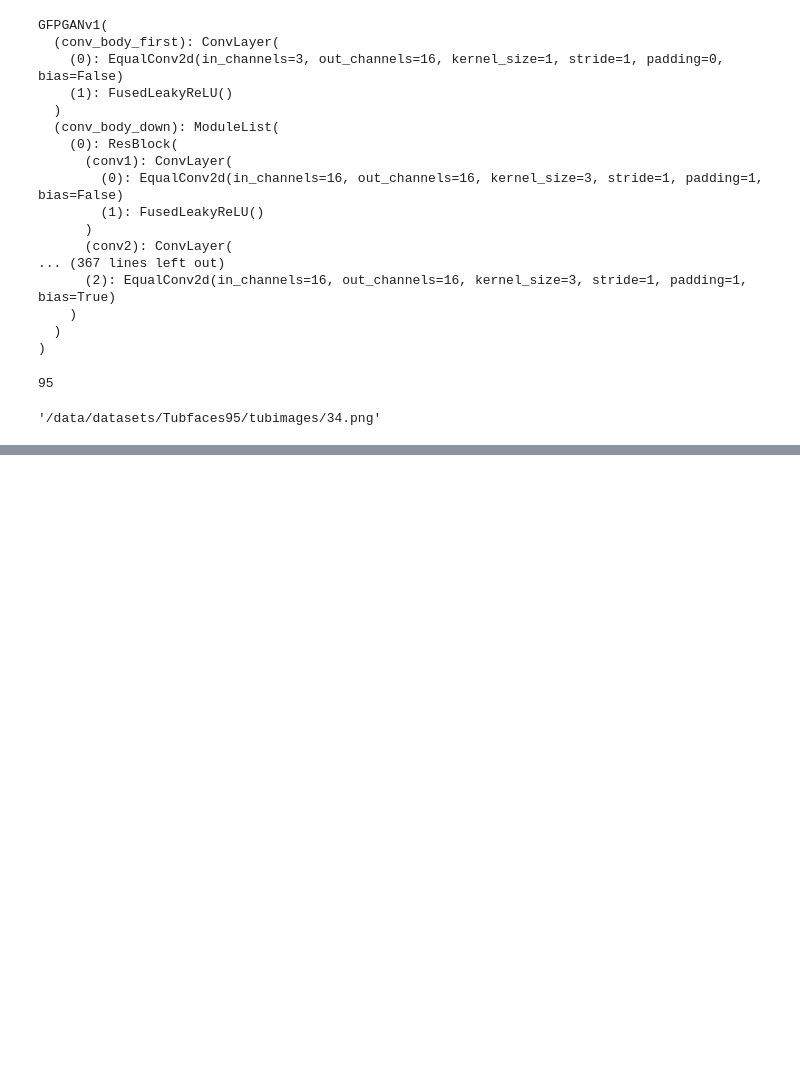
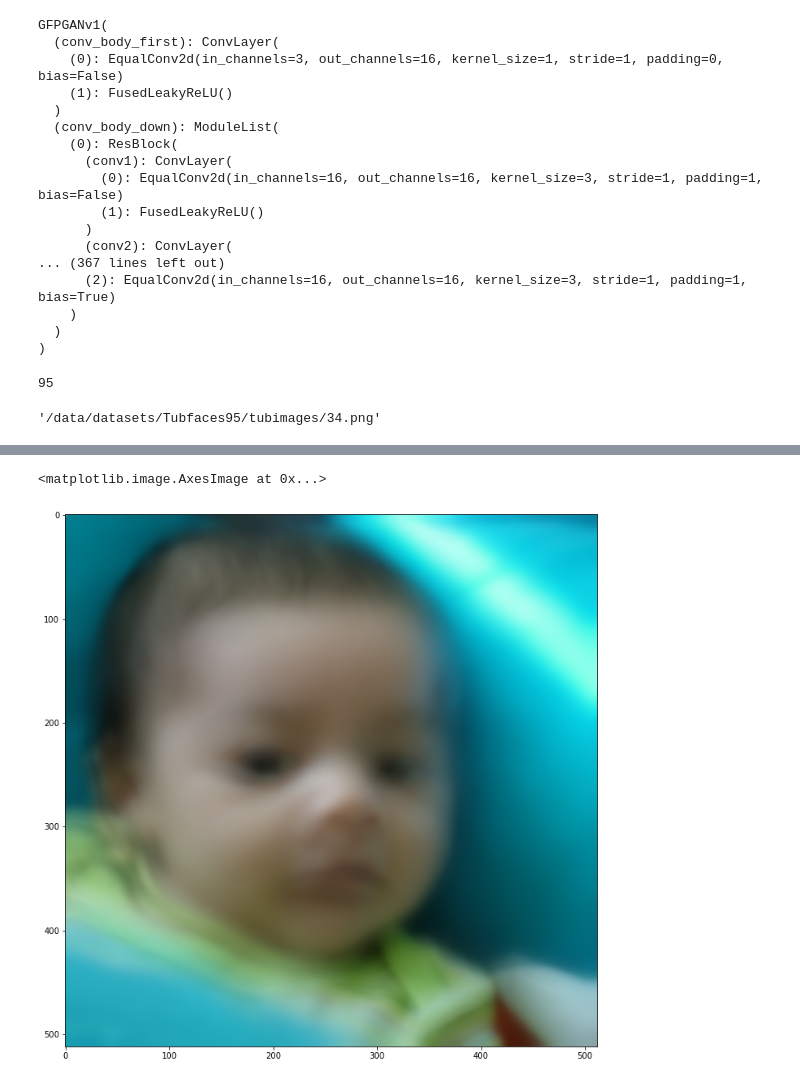
Before and after one commit to MKFMIKU/LTT-GAN, a Jupyter notebook: gfpgan/inference.ipynb, the cells around one changed output, grey strips where cells are left out. Drawn from its saved outputs; the diff is of its cells as text; code cells hidden in the pictures; blank space fills up the shorter version.

```diff
--- a/gfpgan/inference.ipynb
+++ b/gfpgan/inference.ipynb
@@ -165,0 +170,5 @@ torch.Size([1, 3, 512, 512])
+# %%
+simulator = Simulator(4, 256,
+            data_path='../experiments/pretrained_models/turbulence/',
+            device=torch.cuda.current_device())
+simulator.cuda()
@@ -165,0 +184,17 @@ torch.Size([1, 3, 512, 512])
+# %%
+from torch.nn import functional as F
+
+tub_face_img = cv2.imread('/data/datasets/ffhq-dataset/sub_images512x512/00000.png', cv2.IMREAD_COLOR)
+tub_face_img_th = img2tensor(tub_face_img / 255., bgr2rgb=True, float32=True)
+normalize(tub_face_img_th, (0.5, 0.5, 0.5), (0.5, 0.5, 0.5), inplace=True)
+tub_face_img_th = tub_face_img_th.unsqueeze(0).to('cuda:0').contiguous()
+tub_face_img_th = F.interpolate(tub_face_img_th, 256, mode='bilinear', align_corners=False)
+# %%
+tub_face_img_th = simulator(tub_face_img_th).unsqueeze(0)
+tub_face_img_th = F.interpolate(tub_face_img_th, 512, mode='bilinear', align_corners=False)
+# %%
+plt.figure(figsize=(12, 12))
+plt.imshow(tensor2img(tub_face_img_th, rgb2bgr=False, min_max=(-1, 1)))
+# %% [output]
+<matplotlib.image.AxesImage at 0x...>
+[figure, added]
```
Also changed, not shown: parts of 7 cells of this notebook, 10 other files.
